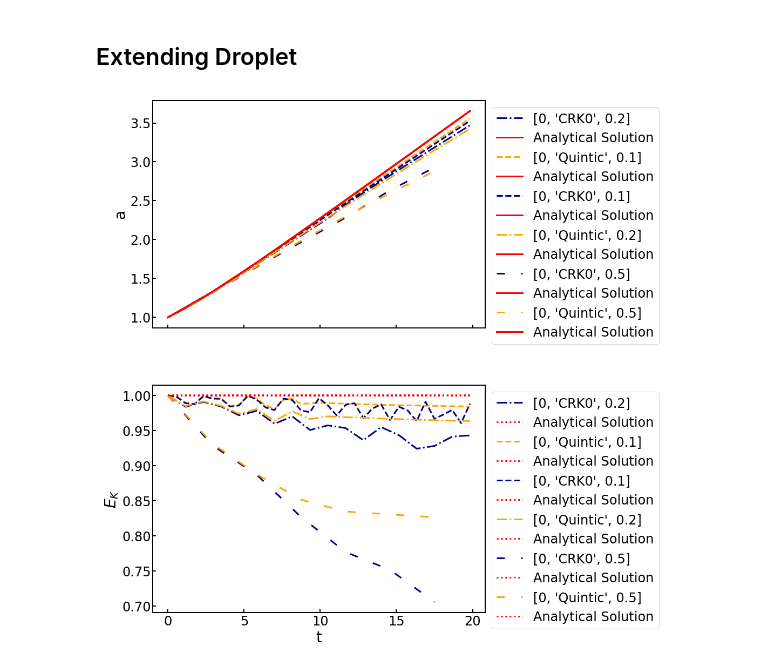
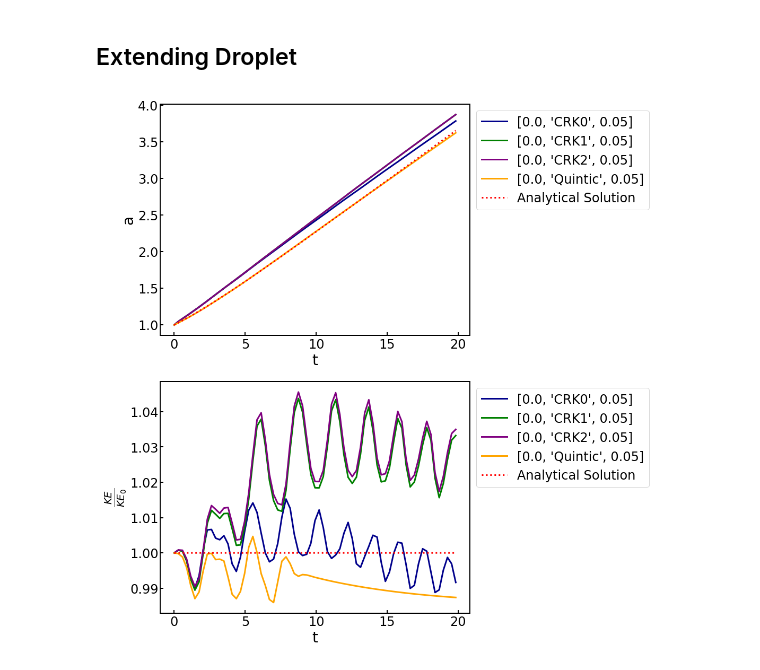
Before and after one commit to EricPalermo/RHEO_benchmarks, a Jupyter notebook: jpynb_scripts/droplet_extension.ipynb, the cells around one changed output. Cells and saved outputs as stored; diff of their text form; code cells hidden in the pictures.

```diff
--- a/jpynb_scripts/droplet_extension.ipynb
+++ b/jpynb_scripts/droplet_extension.ipynb
@@ -91,8 +91,7 @@ def simulation_values(t, mp, xd, vxd, vyd):
 # %%
 def benchmark(data_files):
 
-    fig, ax = plt.subplots(2,1,figsize=(15,15),sharex=True)
-    all_run_info = []
+    fig, ax = plt.subplots(2,1,figsize=(15,15),sharex=False)
 
     for run in data_files:
 
@@ -125,25 +124,34 @@ def benchmark(data_files):
 
         #Calculations and data needed for benchmarks
         init_conditions = [r, sigma0]
-        a_ref, E_k_ref = analyt_soltn_values(td, init_conditions, mp)
         a_data, E_k_data = simulation_values(td, mp, xd, vxd, vyd)
 
+        sf_plot = 0.05 #Only plot runs for a specific sf
+
         #Benchmark semi-major axis length
-        ax[0].plot(td, a_data/a_data[0],linestyle=sf_key[sf],
-                       color=var_1_key[var_1][1], label = run_info[0:3])
-        ax[0].plot(td, a_ref/a_ref[0],"r",label ="Analytical Solution")
-        ax[0].legend(bbox_to_anchor=(1,1), loc="upper left")
-        ax[0].set_ylabel("a")
+        if sf == sf_plot:
+            ax[0].plot(td, a_data/a_data[0],linestyle=sf_key[sf],
+                           color=var_1_key[var_1][1], label = run_info[0:3])
+        #Benchmark kinetic energy
+        if sf == sf_plot:
+            ax[1].plot(td, E_k_data/E_k_data[0],linestyle=sf_key[sf],
+                           color=var_1_key[var_1][1], label = run_info[0:3])
 
+        #print(run_info, [a_data,E_k_data])
 
-        #Benchmark kinetic energy
-        ax[1].plot(td, E_k_data/E_k_data[0],linestyle=sf_key[sf],
-                       color=var_1_key[var_1][1], label = run_info[0:3])
-        ax[1].plot(td, E_k_ref/E_k_ref[0],"r:",label ="Analytical Solution")
-        ax[1].legend(bbox_to_anchor=(1,1), loc="upper left")
-        ax[1].set_ylabel(r"$E_K$")
-        ax[1].set_xlabel("t")
+    #Calculate and plot analytical solution
+    a_ref, E_k_ref = analyt_soltn_values(td, init_conditions, mp)
+    ax[0].plot(td, a_ref/a_ref[0],"r:",label ="Analytical Solution") #Semi-major axis
+    ax[1].plot(td, E_k_ref/E_k_ref[0],"r:",label ="Analytical Solution") #Kinetic energy
 
+    #Format plot
+    ax[0].legend(bbox_to_anchor=(1,1), loc="upper left")
+    ax[0].set_ylabel("a")
+    ax[0].set_xlabel("t")
+
+    ax[1].legend(bbox_to_anchor=(1,1), loc="upper left")
+    ax[1].set_ylabel(r"$\frac{KE}{KE_0}}$")
+    ax[1].set_xlabel("t")
     plt.tight_layout()
 # %% [markdown]
 # Test Cases
@@ -152,24 +160,24 @@ def benchmark(data_files):
 # %%
 #---System Properties---#
 
 d = 2 #System dimensions
 r = 5 #drop radius
 h3 = 3.5 #Smoothing length coefficient
 
 eta = 0.01 #dynamic viscosity
 rho_0 = 1 #initial density
 nu = eta/rho_0 #kinetic viscosity
 
 sigma0 = 0.1 #Decay timescale
 
 
 #---Keys for Stylizing the Plot---#
-var_0_key = {0:0,100:0.01} #Viscosity
-var_1_key = {0:["CRK0", "darkblue"], 1:["CRK1","orange"], 2:["CRK2","darkblue"],5:["Quintic","orange"]} #CRK or quintic
+var_0_key = {0:0.0,100:0.01} #Viscosity
+var_1_key = {0:["CRK0", "darkblue"], 1:["CRK1","green"], 2:["CRK2","purple"],5:["Quintic","orange"]} #CRK or quintic
 sf_key = {0.05:"-",0.1:"--",0.2:"-.",0.25:":",0.5:(0,(5,10))}
 
 ###Data Files###
-filepath = '/home/epalermo/dev/test/droplet_extension/data_files/zero_viscosity'
+filepath = '/home/epalermo/dev/test/droplet_extension/data_files/constant_cutoff'
 benchmark(generate_file_names(filepath))
 # %% [output]
-[figure, old version]
+[figure, new version]
```
Also changed, not shown: 32 other files.
